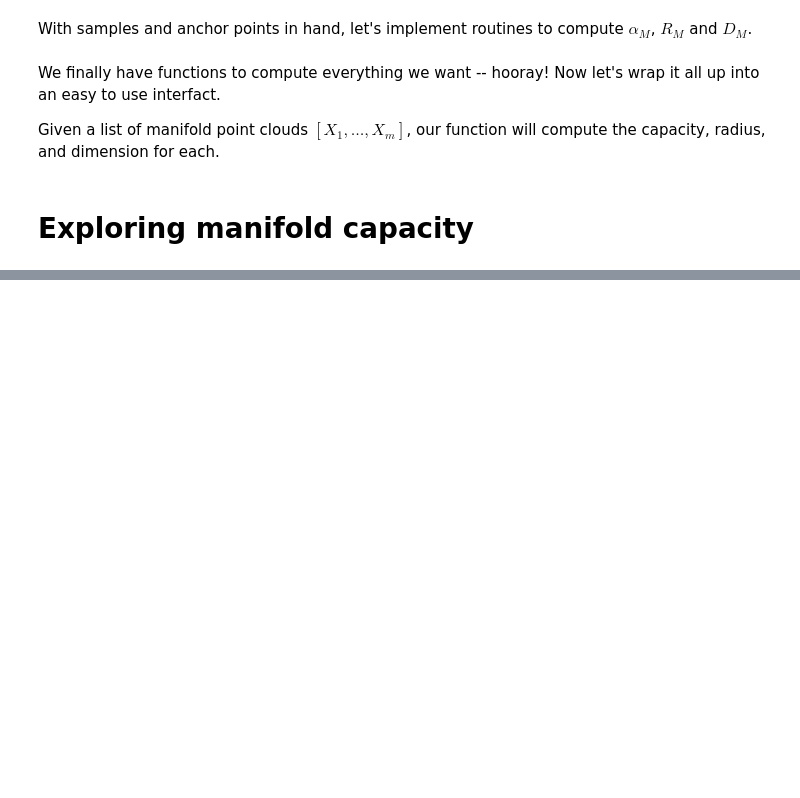
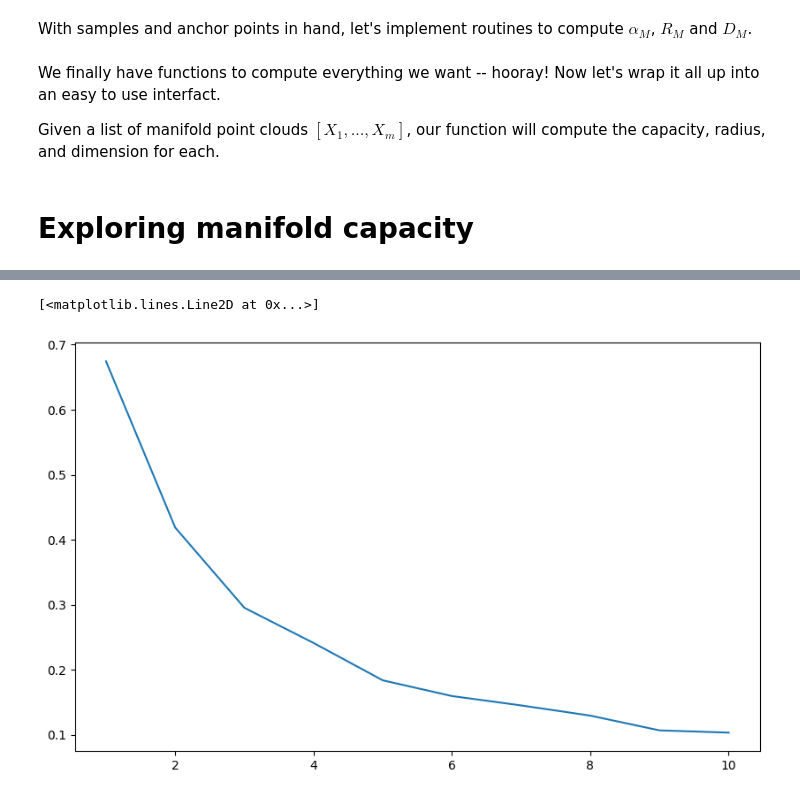
Before and after one commit to SamBT/manifold-capacity-tutorial-iaifi25, a Jupyter notebook: Tutorial_1_theory_v2.ipynb, the cells around one changed output, grey strips where cells are left out. Saved outputs shown, nothing was run; the diff lists cells and outputs as text; code cells hidden in the pictures; blank space fills up the shorter version.

```diff
--- a/Tutorial_1_theory_v2.ipynb
+++ b/Tutorial_1_theory_v2.ipynb
@@ -534,0 +586,10 @@ KeyboardInterrupt:
+# %%
+def embed_to_dim(x,D):
+    n,d = x.shape
+    if d < D:
+        rand_coords = np.random.choice(D, size=d, replace=False)
+        embedding = np.zeros((n,D))
+        embedding[:, rand_coords] = x
+        return embedding
+    else:
+        return x[:, :D]
@@ -534,0 +635,26 @@ KeyboardInterrupt:
+# %%
+ambient_dim = 1000
+dimensions = np.arange(1,11)
+samples_per_mfd = 100
+point_clouds = []
+max_axis_lengths = []
+all_axes_lengths = []
+a,R,D = [],[],[]
+for d in dimensions:
+    #axes_lengths = np.random.uniform(low=1, high=10, size=d)
+    axes_lengths = np.ones(d)
+    all_axes_lengths.append(axes_lengths)
+    max_axis_lengths.append(np.max(axes_lengths))
+    points = generate_ellipsoid_points(samples_per_mfd, axes_lengths, radius=1.0, rcenter=0.0, eps=0.0)
+    x = embed_to_dim(points, ambient_dim)
+    point_clouds.append(x.T)
+    aa, RR, DD = compute_manifold_quantities([x.T], kappa=0, num_t_samples=300)
+    a.append(aa)
+    R.append(RR)
+    D.append(DD)
+# %%
+plt.figure(figsize=(10, 6))
+plt.plot(dimensions, a)
+# %% [output]
+[<matplotlib.lines.Line2D at 0x...>]
+[figure, added]
```
Also changed, not shown: parts of 15 cells of this notebook, 10 other files.
